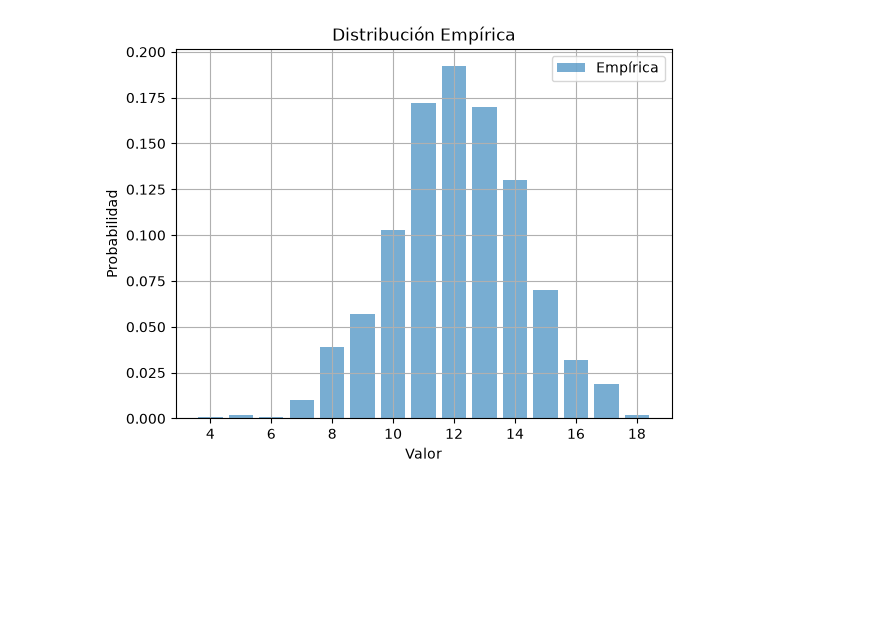
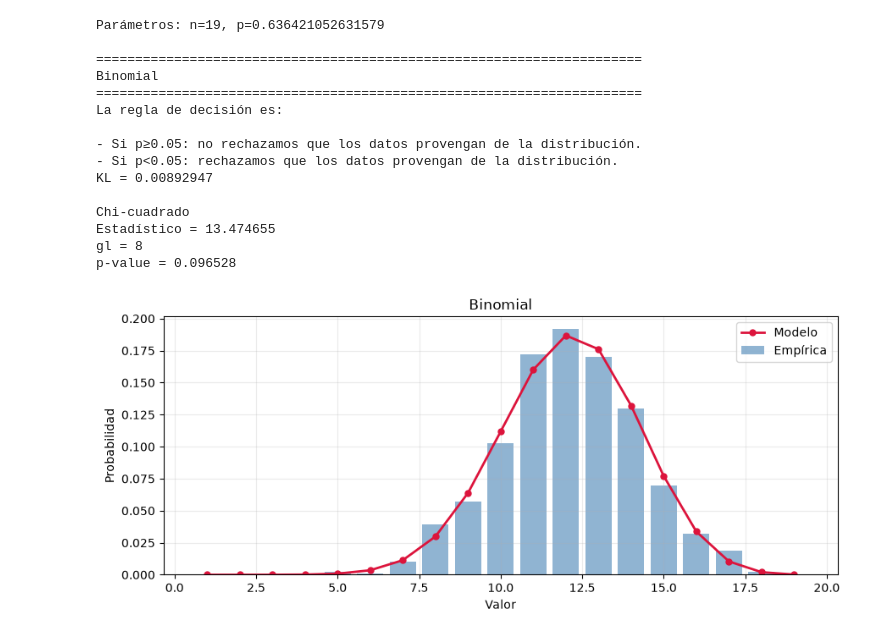
Before and after one commit to Emanuel684/Curso_TAAE, a Jupyter notebook: Unidad 1/prob_empirica_a_parametrica.ipynb, the cells around one changed output. Cells and saved outputs as stored; diff of their text form; code cells hidden in the pictures; blank space fills up the shorter version.

```diff
--- a/Unidad 1/prob_empirica_a_parametrica.ipynb
+++ b/Unidad 1/prob_empirica_a_parametrica.ipynb
@@ -329,7 +331,7 @@ D = 0.2000
 p-value = 0.000010
 [figure]
 # %%
-x = np.random.uniform(low=0, high=2*np.pi, size=10000)
+x = np.random.randint(low=1, high=7, size=1000)
 a_hat = x.min()
 b_hat = x.max()
 
@@ -337,11 +339,11 @@ print("\nPARAMETROS UNIFORME")
 print("a =", a_hat)
 print("b =", b_hat)
 
-analyze_continuous(
+analyze_discrete(
     x,
     "AJUSTE UNIFORME - LANZAMIENTO DE DADO",
-    uniform,
-    (a_hat, b_hat - a_hat)
+    randint,
+    (a_hat, b_hat+1)
 )
 # %% [output]
 PARAMETROS UNIFORME
@@ -367,10 +369,32 @@ x=[12 ,11 ,13 ,14 ,11 ,11 ,12 ,12 ,9 ,17 ,10 ,11 ,13 ,10 ,10 ,13 ,8 ,14 ,12 ,11
-xi, ni=np.unique(x, return_counts=True)
-plt.bar(xi, ni/len(x), width=0.8, alpha=0.6, label="Empírica")
-plt.xlabel("Valor")
-plt.ylabel("Probabilidad")
-plt.title("Distribución Empírica")
-plt.legend()
-plt.grid()
-plt.show()
+mu = np.mean(x)
+var = np.var(x, ddof=1)
+p = 1 - var/mu
+n = int(np.round(mu/p,0))
+p=mu/n #Recálculo de p de acuerdo con el valor de n
+
+print(f'Parámetros: n={n}, p={p}')
+analyze_discrete(
+    data=x,
+    distribution_name='Binomial',
+    distribution=binom,
+    params=(n,p),
+    alpha=0.05,
+
+)
 # %% [output]
+Parámetros: n=19, p=0.636421052631579
+
+======================================================================
+Binomial
+======================================================================
+La regla de decisión es:
+
+- Si p≥0.05: no rechazamos que los datos provengan de la distribución.
+- Si p<0.05: rechazamos que los datos provengan de la distribución.
+KL = 0.00892947
+
+Chi-cuadrado
+Estadístico = 13.474655
+gl = 8
+p-value = 0.096528
-[figure, old version]
+[figure, new version]
```
Also changed, not shown: parts of 6 cells of this notebook.
